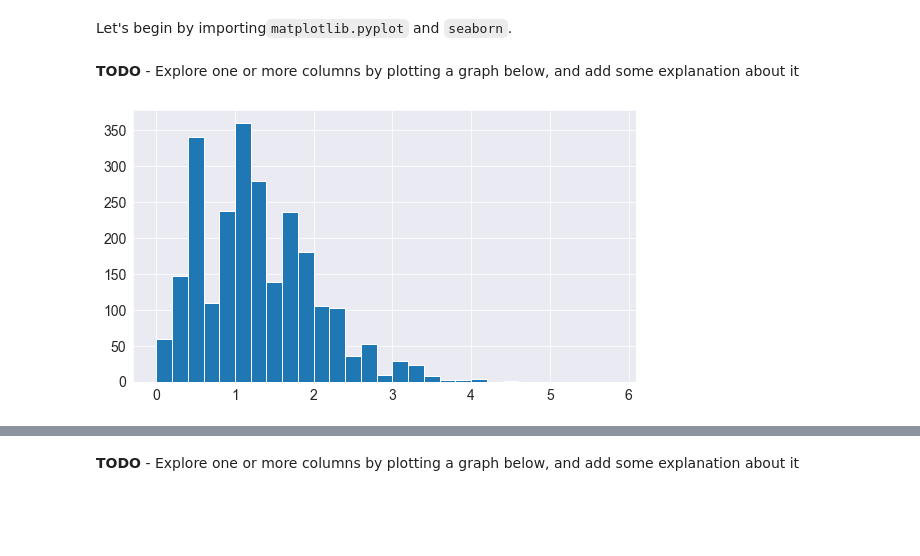
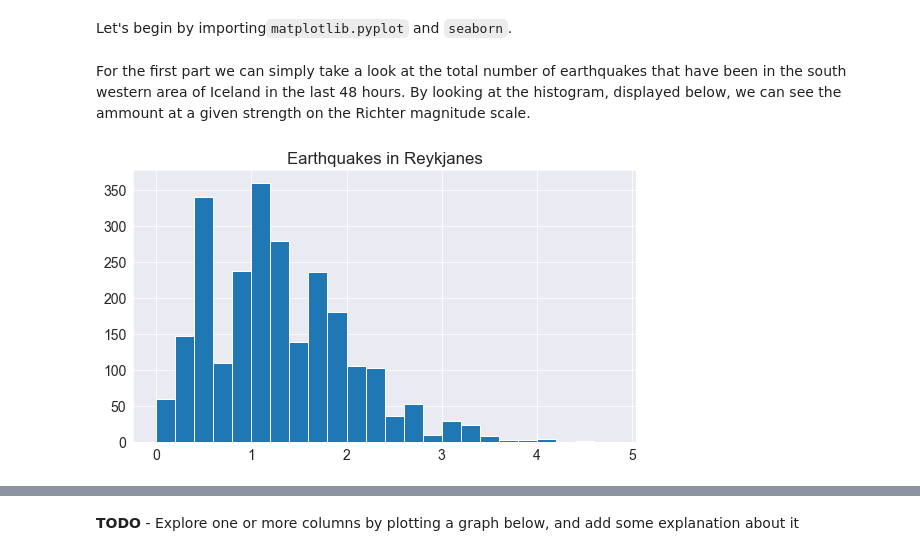
Before and after one commit to JoeOlafs/DataAnalysis_freeCodeCamp, a Jupyter notebook: zerotopandas-course-project-starter/zerotopandas-course-project.ipynb, the cells around one changed output, grey strips where cells are left out. Drawn from its saved outputs; the diff is of its cells as text; code cells hidden in the pictures; blank space fills up the shorter version.

```diff
--- a/zerotopandas-course-project-starter/zerotopandas-course-project.ipynb
+++ b/zerotopandas-course-project-starter/zerotopandas-course-project.ipynb
@@ -261,9 +277,10 @@ sns.set_style('darkgrid')
 matplotlib.rcParams['font.size'] = 14
 matplotlib.rcParams['figure.figsize'] = (9, 5)
 matplotlib.rcParams['figure.facecolor'] = '#00000000'
-# %% [markdown]
-**TODO** - Explore one or more columns by plotting a graph below, and add some explanation about it
+# %% [markdown]
+For the first part we can simply take a look at the total number of earthquakes that have been in the south western area of Iceland in the last 48 hours. By looking at the histogram, displayed below, we can see the ammount at a given strength on the Richter magnitude scale.
 # %%
-plt.hist(quake_data_df.Size, bins=np.arange(0, 6, 0.2));
+plt.title('Earthquakes in Reykjanes')
+plt.hist(quake_data_df.Size, bins=np.arange(0, 5, 0.2));
 # %% [output]
-[figure, old version]
+[figure, new version]
```
Also changed, not shown: parts of 7 cells of this notebook.
